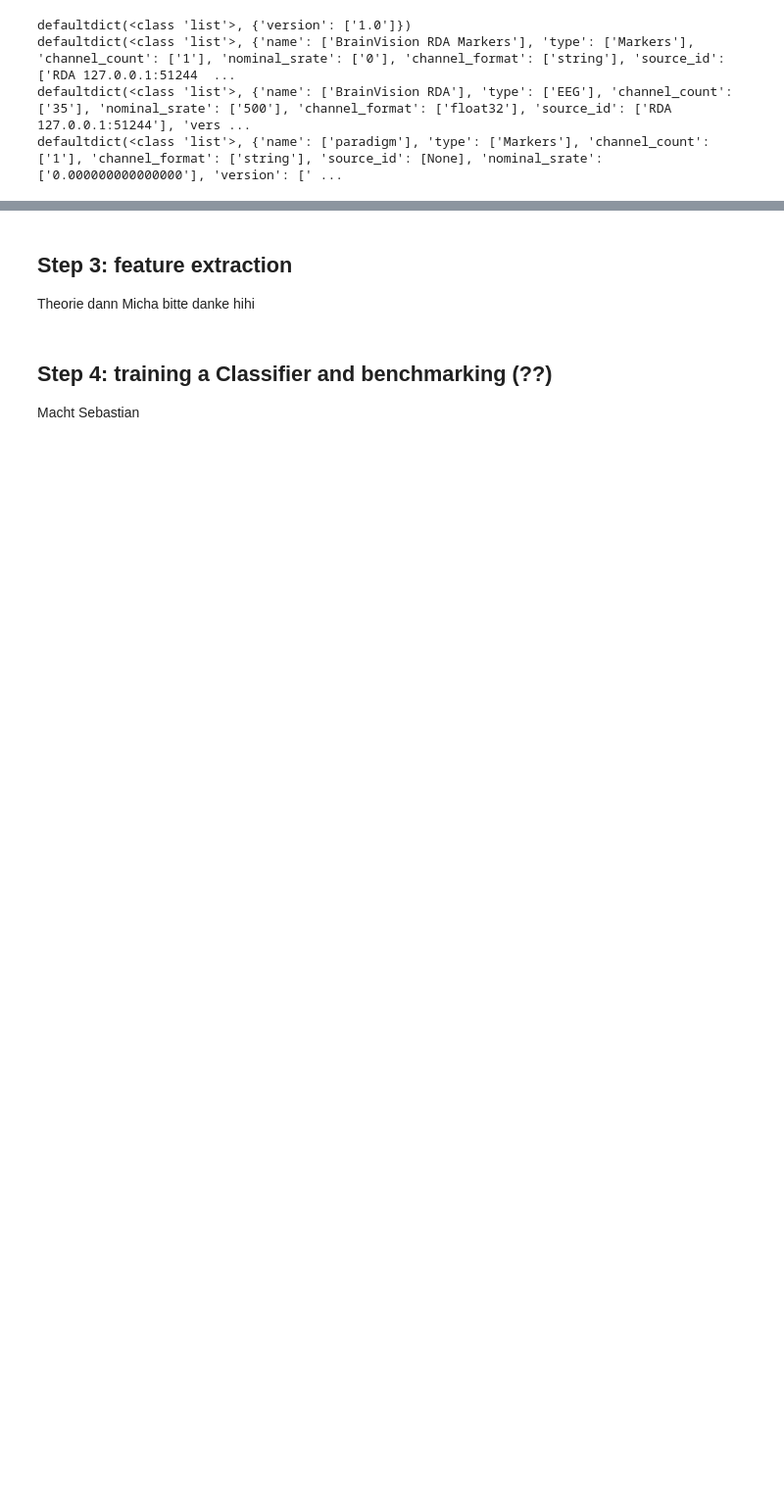
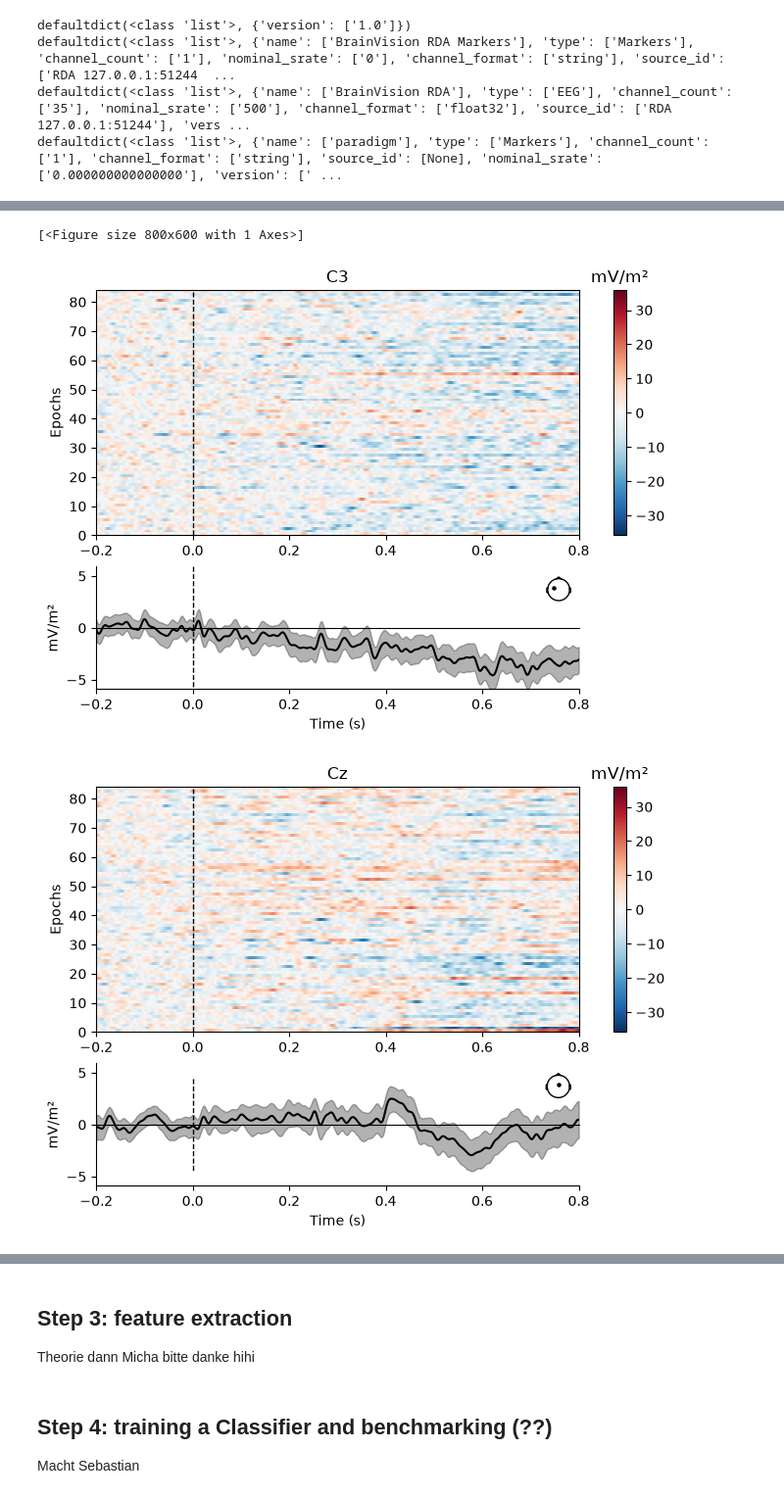
Before and after one commit to Mirage-91/Mirage91, a Jupyter notebook: HowTo/MI.ipynb, the cells around one changed output, grey strips where cells are left out. Shown at 98% size. Cells and saved outputs as stored; diff of their text form; code cells hidden in the pictures; blank space fills up the shorter version.

```diff
--- a/HowTo/MI.ipynb
+++ b/HowTo/MI.ipynb
@@ -78,0 +253,24 @@ sum of all the pauses: 14400
+# %%
+# Use the same retained trials as the CAR branch. CSD channels have type
+# "csd" and different units, so the EEG voltage rejection thresholds do not apply.
+epochs_csd = mne.Epochs(
+    filtered_csd,
+    epochs.events,
+    event_id=epochs.event_id,
+    tmin=tmin,
+    tmax=tmax,
+    baseline=(None, 0),
+    reject_by_annotation=False,
+    preload=True,
+)
+print("CSD trials per class:", {name: len(epochs_csd[name]) for name in epochs_csd.event_id})
+
+epochs_csd.plot_image(picks=["C3", "Cz", "C4"], show=False)
+evokeds_csd = {name: epochs_csd[name].average() for name in epochs_csd.event_id}
+mne.viz.plot_compare_evokeds(
+    evokeds_csd,
+    picks=["C3", "Cz", "C4"],
+    combine="mean",
+    show=False,
+)
+# %% [output]
@@ -78,0 +294,3 @@ sum of all the pauses: 14400
+[<Figure size 800x600 with 1 Axes>]
+[figure, added]
+[figure, added]
```
Also changed, not shown: parts of 11 cells of this notebook.
